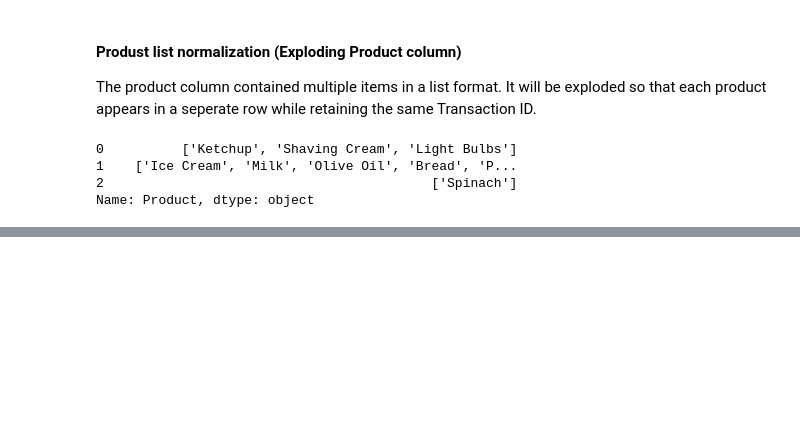
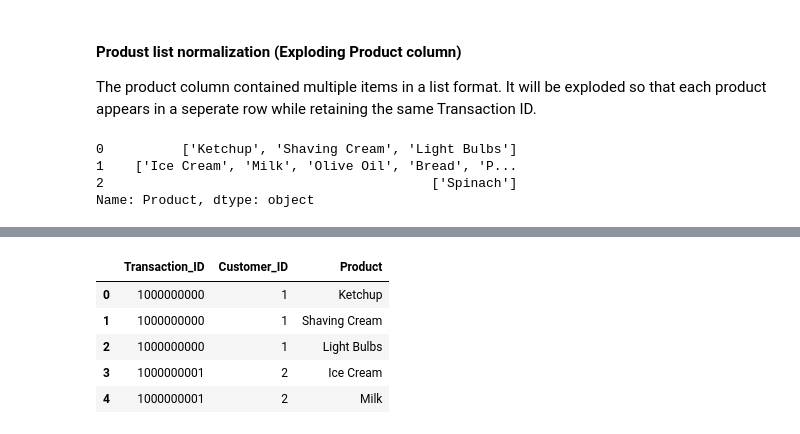
Before and after one commit to dimplerana415/Retail_Customer_Segmentation_and_Sales_Analysis, a Jupyter notebook: notebooks/01_Data_cleaning.ipynb, the cells around one changed output, grey strips where cells are left out. Saved outputs shown, nothing was run; the diff lists cells and outputs as text; code cells hidden in the pictures; blank space fills up the shorter version.

```diff
--- a/notebooks/01_Data_cleaning.ipynb
+++ b/notebooks/01_Data_cleaning.ipynb
@@ -218,0 +262,11 @@ df_exploded.head(10)
+# %%
+df_products = df_exploded[['Transaction_ID','Customer_ID','Product']].reset_index(drop=True)
+# %%
+df_products.head()
+# %% [output]
+|  | Transaction_ID | Customer_ID | Product |
+| 0 | 1000000000 | 1 | Ketchup |
+| 1 | 1000000000 | 1 | Shaving Cream |
+| 2 | 1000000000 | 1 | Light Bulbs |
+| 3 | 1000000001 | 2 | Ice Cream |
+| 4 | 1000000001 | 2 | Milk |
```
Also changed, not shown: parts of 14 cells of this notebook.
